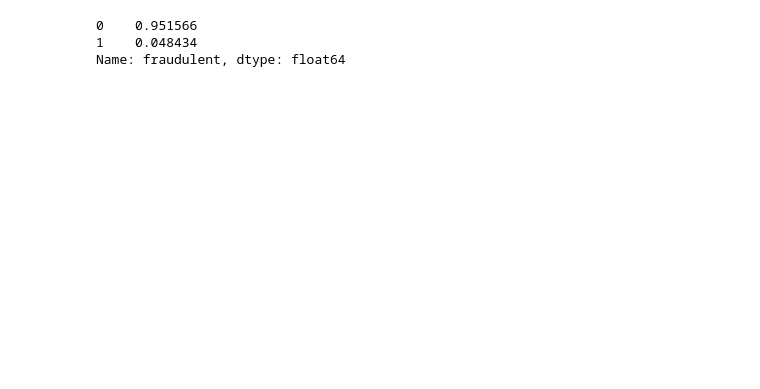
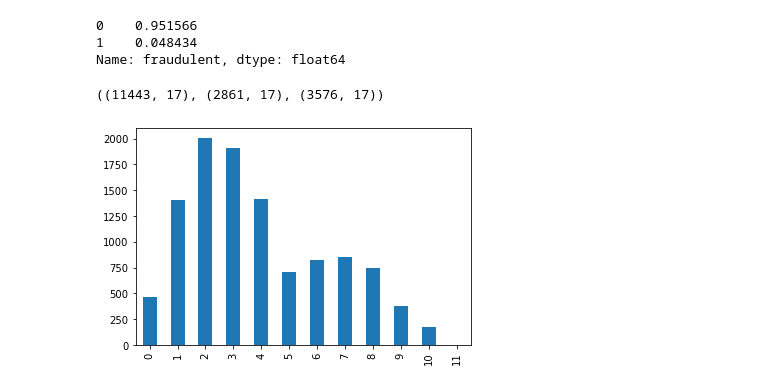
Before and after one commit to SeanBackstrom/Is_The_Job_Posting_Fraud_or_not, a Jupyter notebook: unit-2-build.ipynb, the cells around one changed output. Cells and saved outputs as stored; diff of their text form; code cells hidden in the pictures; blank space fills up the shorter version.

```diff
--- a/unit-2-build.ipynb
+++ b/unit-2-build.ipynb
@@ -54,0 +65,28 @@ Name: fraudulent, dtype: float64
+# %%
+train, test = train_test_split(df, train_size=0.80, test_size=0.20,
+                                stratify= df['fraudulent'], random_state=3)
+# %%
+train, val = train_test_split(train, train_size=0.80, test_size=0.20,
+                                stratify= train['fraudulent'], random_state=3)
+# %%
+train.shape, val.shape, test.shape
+# %% [output]
+((11443, 17), (2861, 17), (3576, 17))
+# %%
+def wrangle(X):
+    """Wrangle train, validate, and test sets in the same way"""
+
+    # Prevent SettingWithCopyWarning
+    X = X.copy()
+
+    missing_data = []
+    for i in range(len(X)) :
+        missing_data.append(X.iloc[i].isnull().sum())
+    X['missing_data'] = missing_data
+    # return the wrangled dataframe
+    return X
+
+
+train = wrangle(train)
+val = wrangle(val)
+test = wrangle(test)
@@ -54,0 +96,8 @@ Name: fraudulent, dtype: float64
+# %%
+onlyfraud = train[train['fraudulent'] == 1]
+notfraud = train[train['fraudulent'] == 0]
+fake = pd.Series(notfraud['missing_data'].value_counts().sort_index())
+
+fake.plot.bar();
+# %% [output]
+[figure, added]
```
Also changed, not shown: parts of 6 cells of this notebook.
